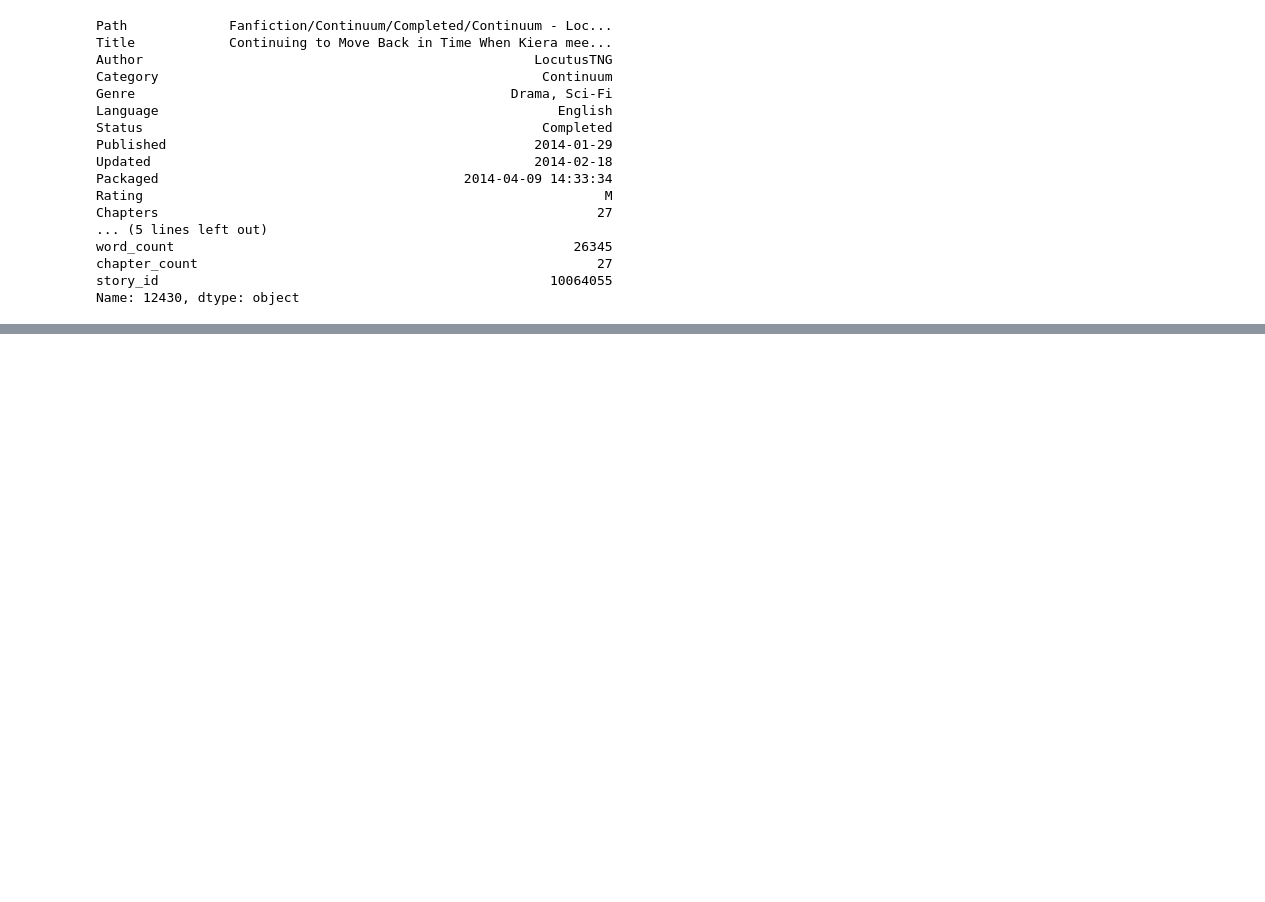
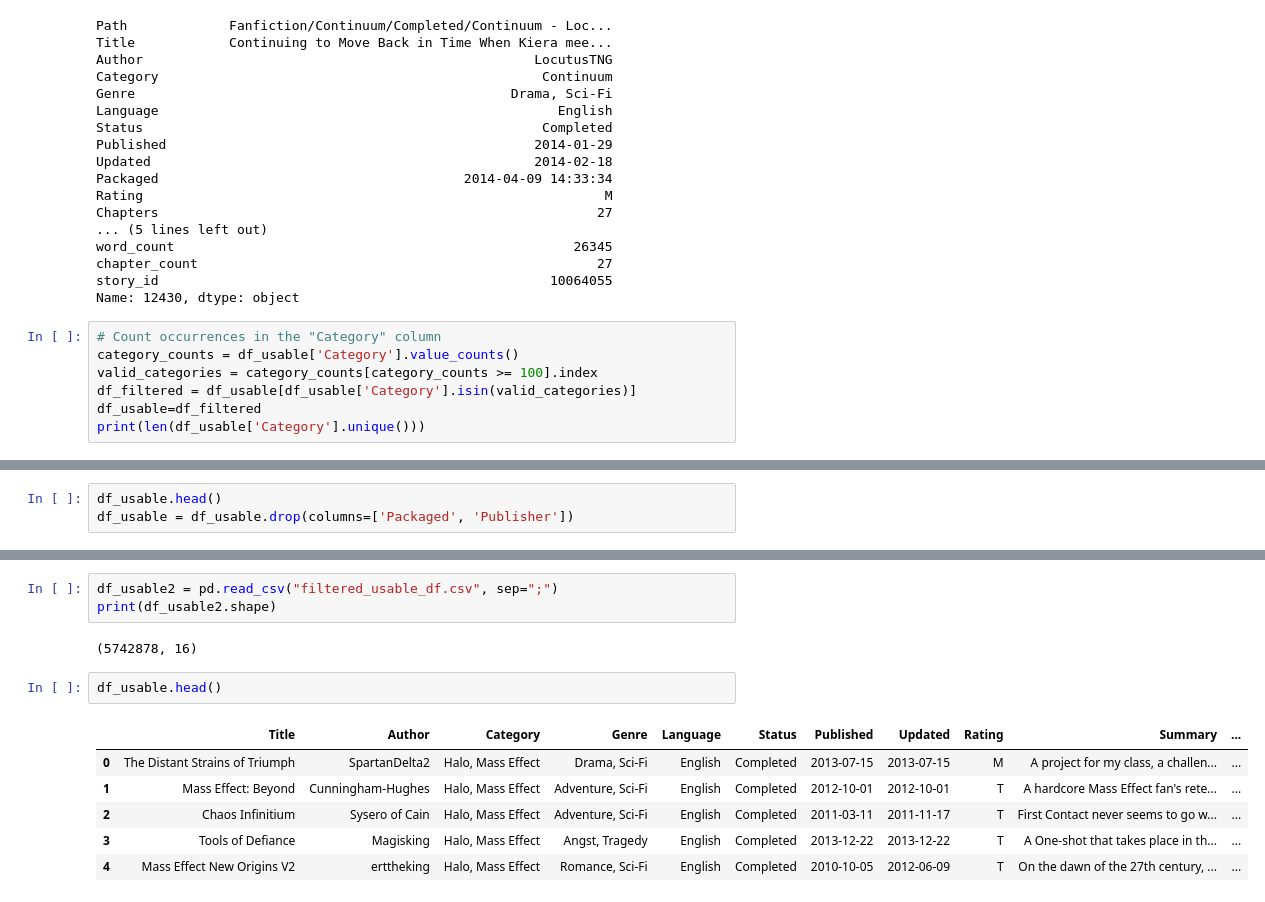
Before and after one commit to DonCheetos/DS_Group_B4, a Jupyter notebook: fanfiction.ipynb, the cells around one changed output, grey strips where cells are left out. Saved outputs shown, nothing was run; the diff lists cells and outputs as text; blank space fills up the shorter version.

```diff
--- a/fanfiction.ipynb
+++ b/fanfiction.ipynb
@@ -449,3 +466,10 @@ word_count                                                   26345
 chapter_count                                                   27
 story_id                                                  10064055
 Name: 12430, dtype: object
+# %%
+# Count occurrences in the "Category" column
+category_counts = df_usable['Category'].value_counts()
+valid_categories = category_counts[category_counts >= 100].index
+df_filtered = df_usable[df_usable['Category'].isin(valid_categories)]
+df_usable=df_filtered
+print(len(df_usable['Category'].unique()))
@@ -451,0 +478,3 @@ Name: 12430, dtype: object
+# %%
+df_usable.head()
+df_usable = df_usable.drop(columns=['Packaged', 'Publisher'])
@@ -451,0 +492,14 @@ Name: 12430, dtype: object
+# %%
+df_usable2 = pd.read_csv("filtered_usable_df.csv", sep=";")
+print(df_usable2.shape)
+# %% [output]
+(5742878, 16)
+# %%
+df_usable.head()
+# %% [output]
+|  | Title | Author | Category | Genre | Language | Status | Published | Updated | Rating | Summary | ... |
+| 0 | The Distant Strains of Triumph | SpartanDelta2 | Halo, Mass Effect | Drama, Sci-Fi | English | Completed | 2013-07-15 | 2013-07-15 | M | A project for my class, a challen... | ... |
+| 1 | Mass Effect: Beyond | Cunningham-Hughes | Halo, Mass Effect | Adventure, Sci-Fi | English | Completed | 2012-10-01 | 2012-10-01 | T | A hardcore Mass Effect fan's rete... | ... |
+| 2 | Chaos Infinitium | Sysero of Cain | Halo, Mass Effect | Adventure, Sci-Fi | English | Completed | 2011-03-11 | 2011-11-17 | T | First Contact never seems to go w... | ... |
+| 3 | Tools of Defiance | Magisking | Halo, Mass Effect | Angst, Tragedy | English | Completed | 2013-12-22 | 2013-12-22 | T | A One-shot that takes place in th... | ... |
+| 4 | Mass Effect New Origins V2 | erttheking | Halo, Mass Effect | Romance, Sci-Fi | English | Completed | 2010-10-05 | 2012-06-09 | T | On the dawn of the 27th century, ... | ... |
```
Also changed, not shown: parts of 14 cells of this notebook, 3 other files.
